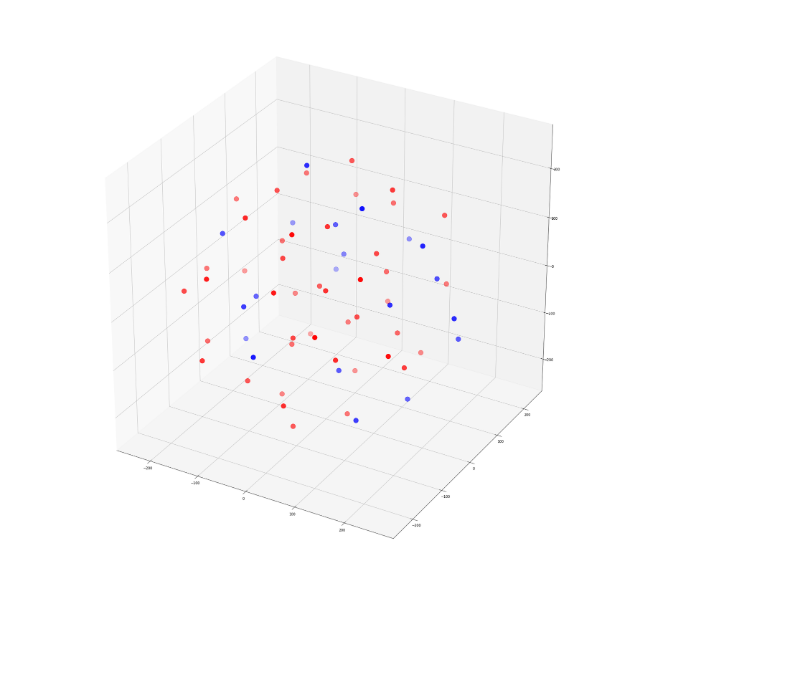
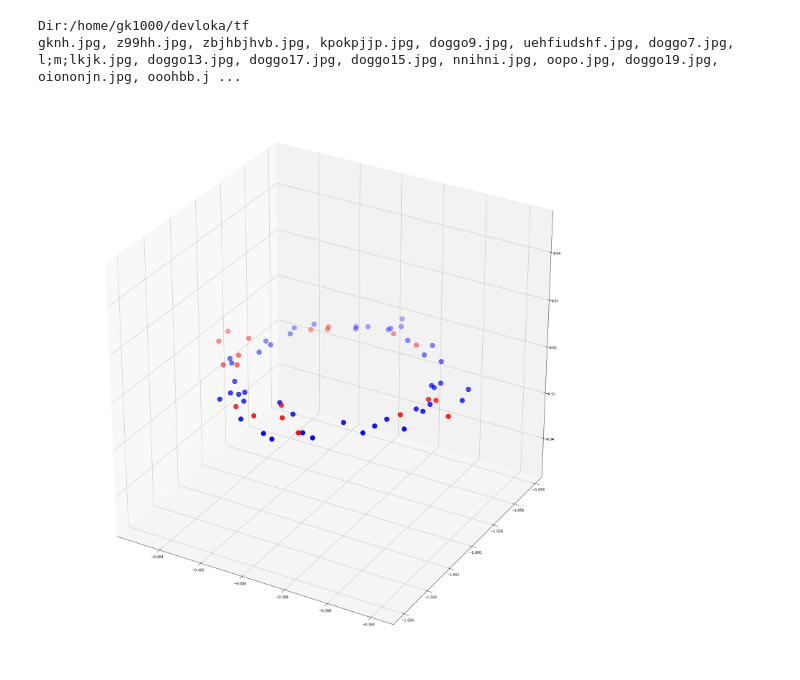
Before and after one commit to manuhg/fsort, a Jupyter notebook: src/tsne_scatter.ipynb, the cells around one changed output. Saved outputs shown, nothing was run; the diff lists cells and outputs as text; code cells hidden in the pictures; blank space fills up the shorter version.

Commit message:
scatter.py

```diff
--- a/src/tsne_scatter.ipynb
+++ b/src/tsne_scatter.ipynb
@@ -15,15 +15,15 @@ def proj(X, ax1, ax2):
     x2, y2, _ = proj3d.proj_transform(x,y,z, ax1.get_proj())
     return ax2.transData.inverted().transform(ax1.transData.transform((x2, y2)))
 
-def image(ax,arr,xy):
-    im = offsetbox.OffsetImage(arr, zoom=0.1)
+def image(ax,arr,xy,zoom):
+    im = offsetbox.OffsetImage(arr, zoom=zoom)
     im.image.axes = ax
     ab = offsetbox.AnnotationBbox(im, xy, xybox=(-30., 30.),xycoords='data', boxcoords="offset points",
                         pad=0.1, arrowprops=dict(arrowstyle="->"))
     ax.add_artist(ab)
 
-def im_sactter(xs,ys,zs,colours,images):
-    fig = plt.figure(figsize=(20,20))
+def im_sactter3D(xs,ys,zs,colours,images,zoom=1,figsize=(20,20)):
+    fig = plt.figure(figsize=figsize)
     ax = fig.add_subplot(111, projection=Axes3D.name)
     ax.scatter(xs, ys, zs, c=colours, marker="o")
 
@@ -31,14 +31,29 @@ def im_sactter(xs,ys,zs,colours,images):
     ax2.axis("off")
     for i in range(len(xs)):
         x,y = proj((xs[i],ys[i],zs[i]), ax, ax2)
-        image(ax2,images[i],[x,y])
+        image(ax2,images[i],[x,y],zoom)
+    plt.show()
+
+def im_sactter2D(xs,ys,colours,images,zoom=1,figsize=(20,20)):
+    fig = plt.figure(figsize=figsize)
+    ax = fig.add_subplot(111, projection=Axes3D.name)
+    ax.scatter(xs, ys, c=colours, marker="o")
+
+    ax2 = fig.add_subplot(111,frame_on=False)
+    ax2.axis("off")
+    for i in range(len(xs)):
+        x,y = proj((xs[i],ys[i],zs[i]), ax, ax2)
+        image(ax2,images[i],[x,y],zoom)
     plt.show()
 
 def em_scatter(x,y,z,colours,plot_size=200):
     fig = plt.figure(figsize=(30,30))
     ax = plt.axes(projection='3d')
-    s=[plot_size for i in range(len(z))]
-    ax.scatter(x, y,z,s=s,c=colours,marker='o');
+    s=[plot_size for i in range(len(x))]
+    if z:
+        ax.scatter(x, y,z,s=s,c=colours,marker='o');
+    else:
+        ax.scatter(x, y,s=s,c=colours,marker='o');
     #ax.view_init(15,30)
     #plt.scatter(x,y,z)
 # %%
@@ -116,13 +132,18 @@ def sort(dir,dims=1,prplx=30,iters=1000,lr=200):
     return (pool_info[0],embeddings)
 # %%
 dir=os.path.expandvars('$HOME/devloka/tf')
-res=sort(dir,3,25,1500,120)
+res=sort(dir,2,28,1000,100)
 images=[Image.open(dir+'/'+imfile) for imfile in res[0] ]
-x = [i[0] for i in res[1].tolist() ]
-y = [i[1] for i in res[1].tolist() ]
-z = [i[2] for i in res[1].tolist() ]
-colours=['blue' if 'doggo' in fn else 'red' for fn in res[0]]
+em_lst=res[1].tolist()
+x = [i[0] for i in em_lst ]
+y = [i[1] for i in em_lst ]
+#z = [i[2] for i in em_lst ]
+z=None
+colours=['red' if 'doggo' in fn else 'blue' for fn in res[0]]
+# %% [output]
+Dir:/home/gk1000/devloka/tf
+gknh.jpg, z99hh.jpg, zbjhbjhvb.jpg, kpokpjjp.jpg, doggo9.jpg, uehfiudshf.jpg, doggo7.jpg, l;m;lkjk.jpg, doggo13.jpg, doggo17.jpg, doggo15.jpg, nnihni.jpg, oopo.jpg, doggo19.jpg, oiononjn.jpg, ooohbb.j ...
 # %%
-em_scatter(x,y,z,colours)
+em_scatter(x,y,None,colours)
 # %% [output]
-[figure, old version]
+[figure, new version]
```
Also changed, not shown: parts of 2 cells of this notebook.
